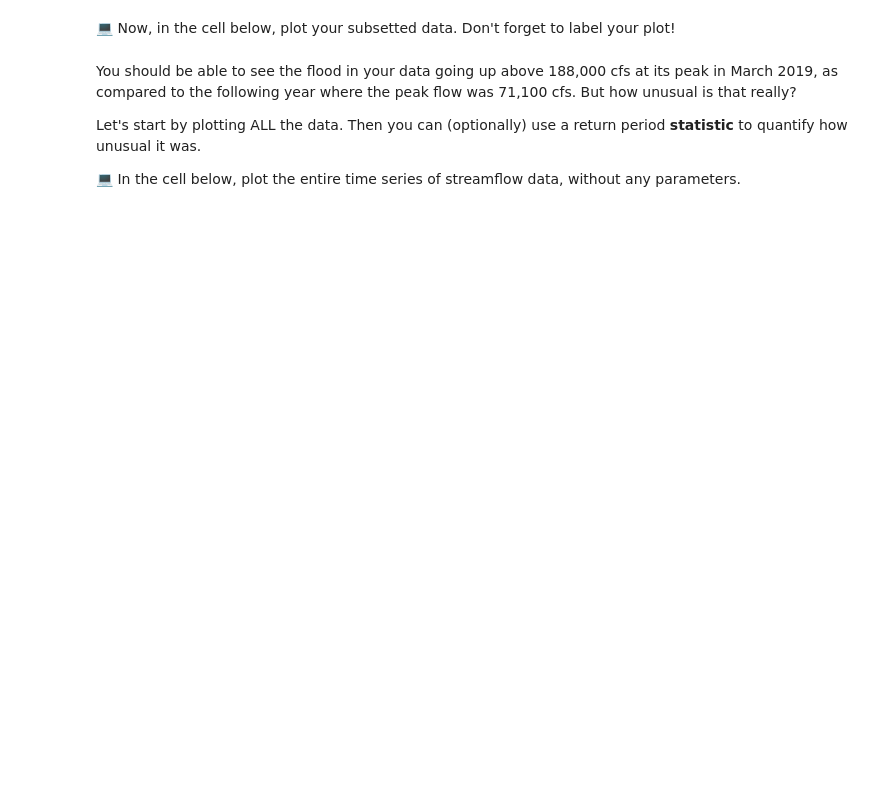
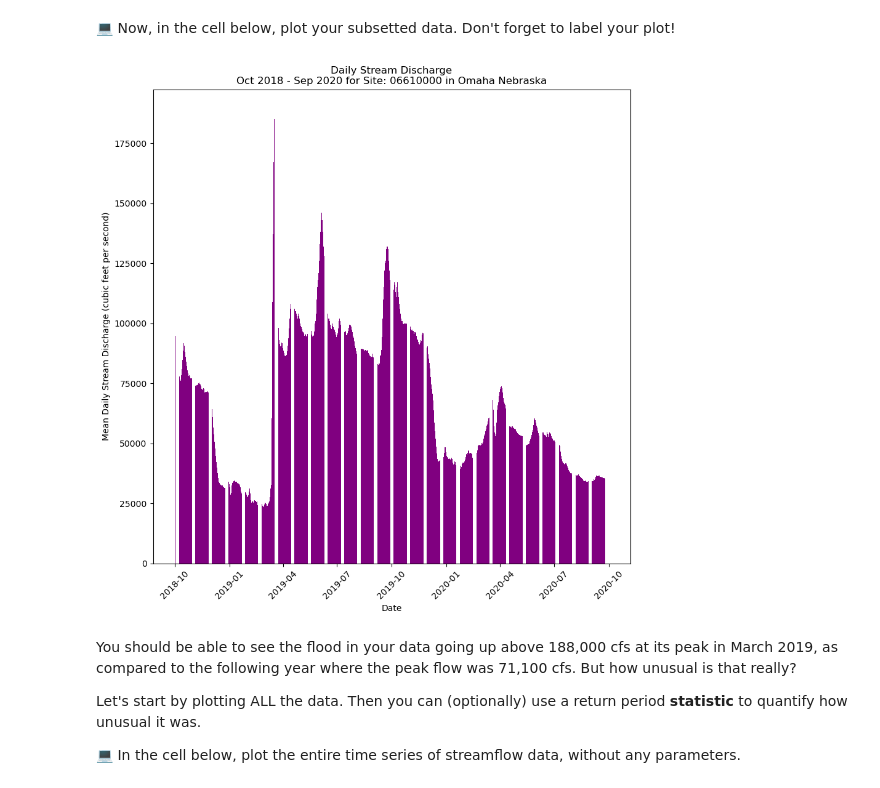
Before and after one commit to earthlab-education/fundamentals-02-climate-template, a Jupyter notebook: 01-time-series.ipynb, the cells around one changed output. Cells and saved outputs as stored; diff of their text form; code cells hidden in the pictures; blank space fills up the shorter version.

```diff
--- a/01-time-series.ipynb
+++ b/01-time-series.ipynb
@@ -432,0 +622,11 @@ raise NotImplementedError()
+# %%
+# YOUR CODE HERE
+# raise NotImplementedError()
+
+# NOTE! This is actually supposed to be the full water years
+# surrounding the year of the flood
+# OCt 1 2018 to September 30th 2020.
+
+df_subset = df["2018-10-01":"2020-09-30"]
+
+print((df_subset))
@@ -488,3 +711,27 @@ raise NotImplementedError()
+# %%
+# YOUR CODE HERE
+# raise NotImplementedError()
+import matplotlib.pyplot as plt
+
+# Create figure and plot space
+fig, ax = plt.subplots(figsize=(10, 10))
+
+# Add x-axis and y-axis
+ax.bar(df_subset.index.values,
+       df_subset['discharge_cubic_feet_second_mean'],
+       color='purple')
+
+# Set title and labels for axes
+ax.set(xlabel="Date",
+       ylabel="Mean Daily Stream Discharge (cubic feet per second)",
+       title="Daily Stream Discharge\nOct 2018 - Sep 2020 for Site: 06610000 in Omaha Nebraska")
+
+# Rotate tick marks on x-axis
+plt.setp(ax.get_xticklabels(), rotation=45)
+
+plt.show()
+# %% [output]
+[figure, added]
 # %% [markdown]
 You should be able to see the flood in your data going up above 188,000 cfs at its peak in March 2019, as compared to the following year where the peak flow was 71,100 cfs. But how unusual is that really?
 
```
Also changed, not shown: parts of 46 cells of this notebook, 1 other file.
